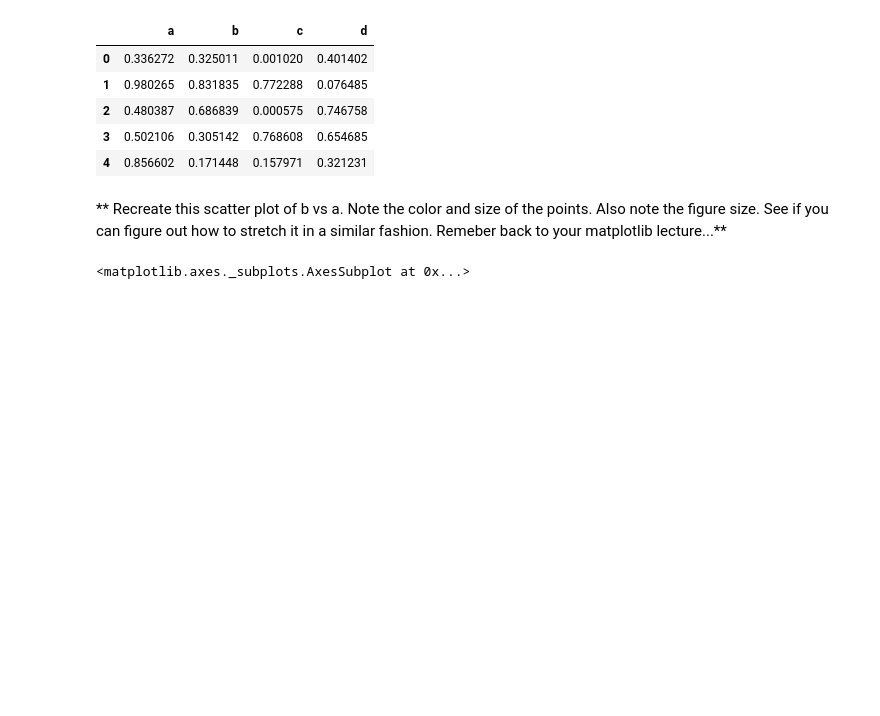
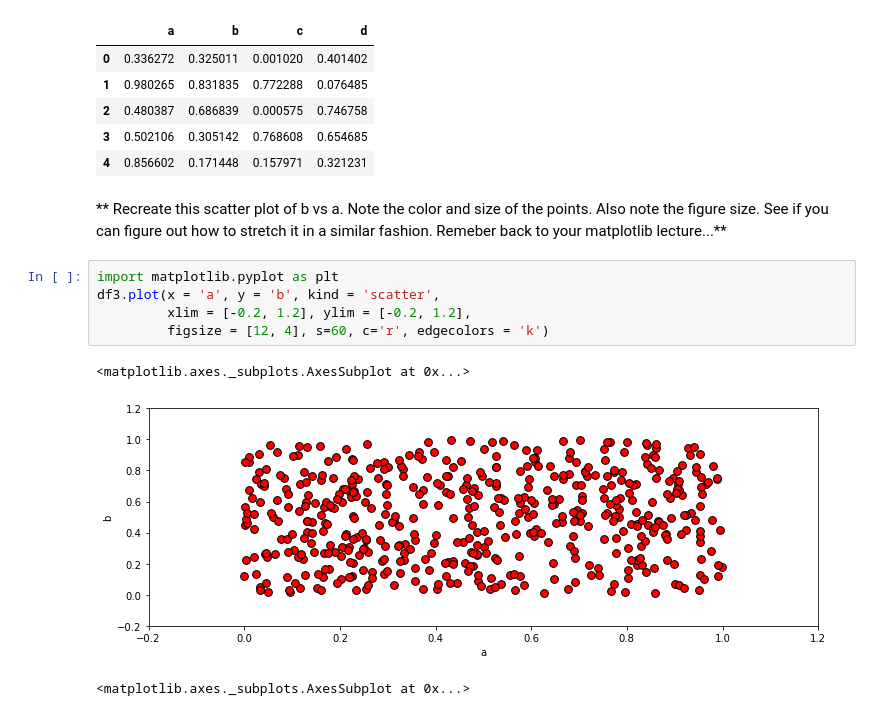
Before and after one commit to kwarodom/sidtechtalent, a Jupyter notebook: ML-Week2/Lecture5 python data visualization/Pandas Built-in Data Viz/Pandas Data Visualization Exercise .ipynb, the cells around one changed output. Saved outputs shown, nothing was run; the diff lists cells and outputs as text; blank space fills up the shorter version.

Commit message:
Complete Pandas Data Visualization Exercise

```diff
--- a/ML-Week2/Lecture5 python data visualization/Pandas Built-in Data Viz/Pandas Data Visualization Exercise .ipynb
+++ b/ML-Week2/Lecture5 python data visualization/Pandas Built-in Data Viz/Pandas Data Visualization Exercise .ipynb
@@ -30,6 +30,14 @@ df3.head()
 | 4 | 0.856602 | 0.171448 | 0.157971 | 0.321231 |
 # %% [markdown]
 ** Recreate this scatter plot of b vs a. Note the color and size of the points. Also note the figure size. See if you can figure out how to stretch it in a similar fashion. Remeber back to your matplotlib lecture...**
+# %%
+import matplotlib.pyplot as plt
+df3.plot(x = 'a', y = 'b', kind = 'scatter',
+         xlim = [-0.2, 1.2], ylim = [-0.2, 1.2],
+         figsize = [12, 4], s=60, c='r', edgecolors = 'k')
+# %% [output]
+<matplotlib.axes._subplots.AxesSubplot at 0x...>
+[figure, added]
 # %%
 # %% [output]
 <matplotlib.axes._subplots.AxesSubplot at 0x...>
```
Also changed, not shown: parts of 7 cells of this notebook.
